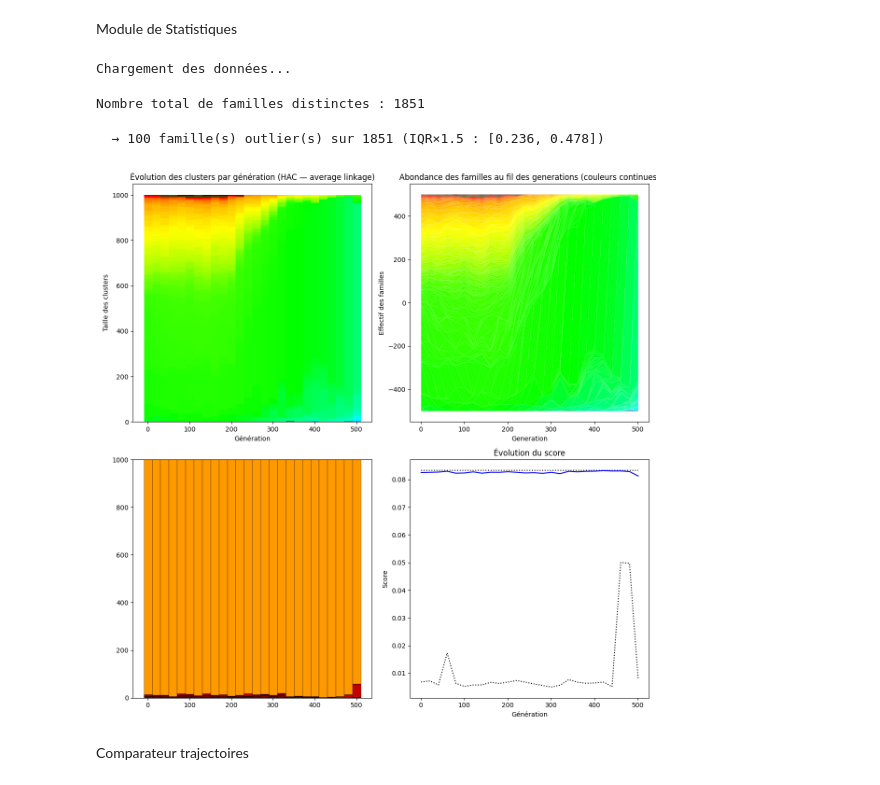
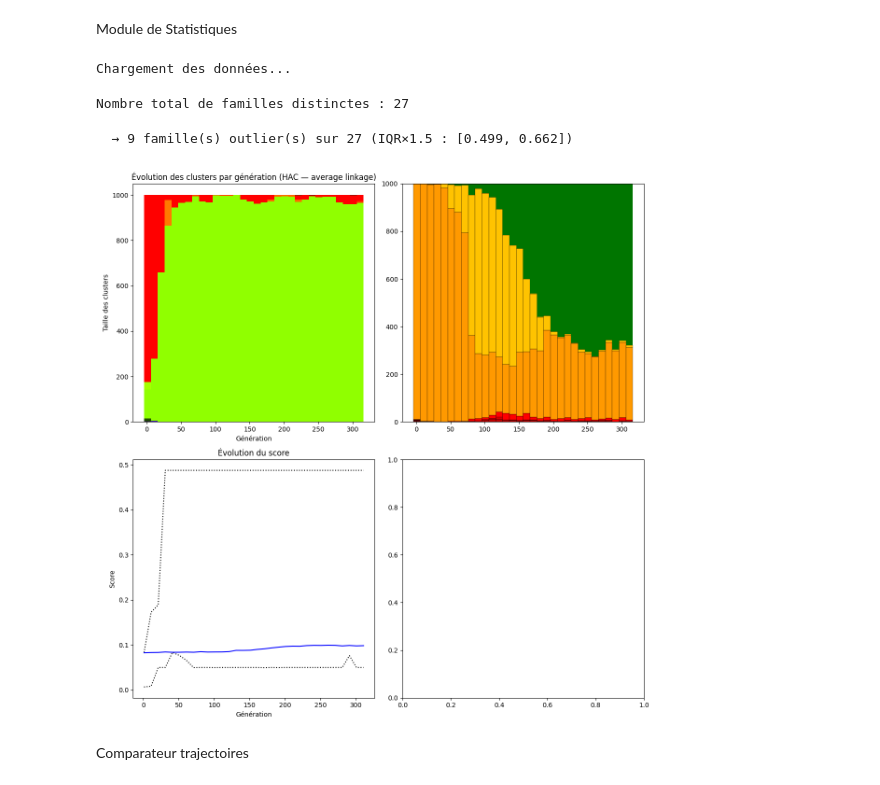
Before and after one commit to ooooMaXoooo/TIPE, a Jupyter notebook: SimuApp/simulation_data/stats_ntb.ipynb, the cells around one changed output. Cells and saved outputs as stored; diff of their text form; code cells hidden in the pictures.

```diff
--- a/SimuApp/simulation_data/stats_ntb.ipynb
+++ b/SimuApp/simulation_data/stats_ntb.ipynb
@@ -6,15 +6,15 @@ Module de Statistiques
 import stats as stats
 import matplotlib.pyplot as plt
 
-dossier = "simu_06_06_2026_19_25_55"
+dossier = "simu_07_06_2026_15_43_01"
 start_gen = 1
-end_gen = 501
-gen_step = 20
+end_gen = 311
+gen_step = 10
 
 nbRows = 2
 nbCols = 2
 
-dissimilarity_threshold = 1
+dissimilarity_threshold = 500
 
 
 use_stats_palette = True
@@ -23,20 +23,20 @@ stats.dissimilarity_threshold = dissimilarity_threshold
 (selected_gens, ClustersSizes, positions_dict, color_maps, AllClusters, palette_dict) = stats.chargeData_histo_clusters(dossier, start_gen, end_gen, gen_step)
 # %% [output]
 Chargement des données...
-Nombre total de familles distinctes : 1851
+Nombre total de familles distinctes : 27
-  → 100 famille(s) outlier(s) sur 1851 (IQR×1.5 : [0.236, 0.478])
+  → 9 famille(s) outlier(s) sur 27 (IQR×1.5 : [0.499, 0.662])
 # %%
 fig, ((ax1, ax2),(ax3, ax4)) = plt.subplots(nbRows, nbCols, figsize=(6 * nbCols, 6 * nbRows))
 
 stats.affiche_histo_clusters(fig, ax1, gen_step, selected_gens, ClustersSizes, positions_dict, color_maps, AllClusters, palette_dict)
-stats.affiche_streamgraph_clusters(
-        fig, ax2, selected_gens, color_maps, AllClusters, positions_dict,
-        palette_dict=(palette_dict if use_stats_palette else None))
+# stats.affiche_streamgraph_clusters(
+#         fig, ax2, selected_gens, color_maps, AllClusters, positions_dict,
+#         palette_dict=(palette_dict if use_stats_palette else None))
 
-stats.plotKindsCount(fig, ax3, dossier, end_gen, start_gen, gen_step)
-stats.plotScores(fig, ax4, dossier, end_gen, start_gen, gen_step)
+stats.plotKindsCount(fig, ax2, dossier, end_gen, start_gen, gen_step)
+stats.plotScores(fig, ax3, dossier, end_gen, start_gen, gen_step)
 # %% [output]
-[figure, old version]
+[figure, new version]
 # %% [markdown]
 Comparateur trajectoires
 # %%
```
Also changed, not shown: parts of 2 cells of this notebook, 5 other files.
